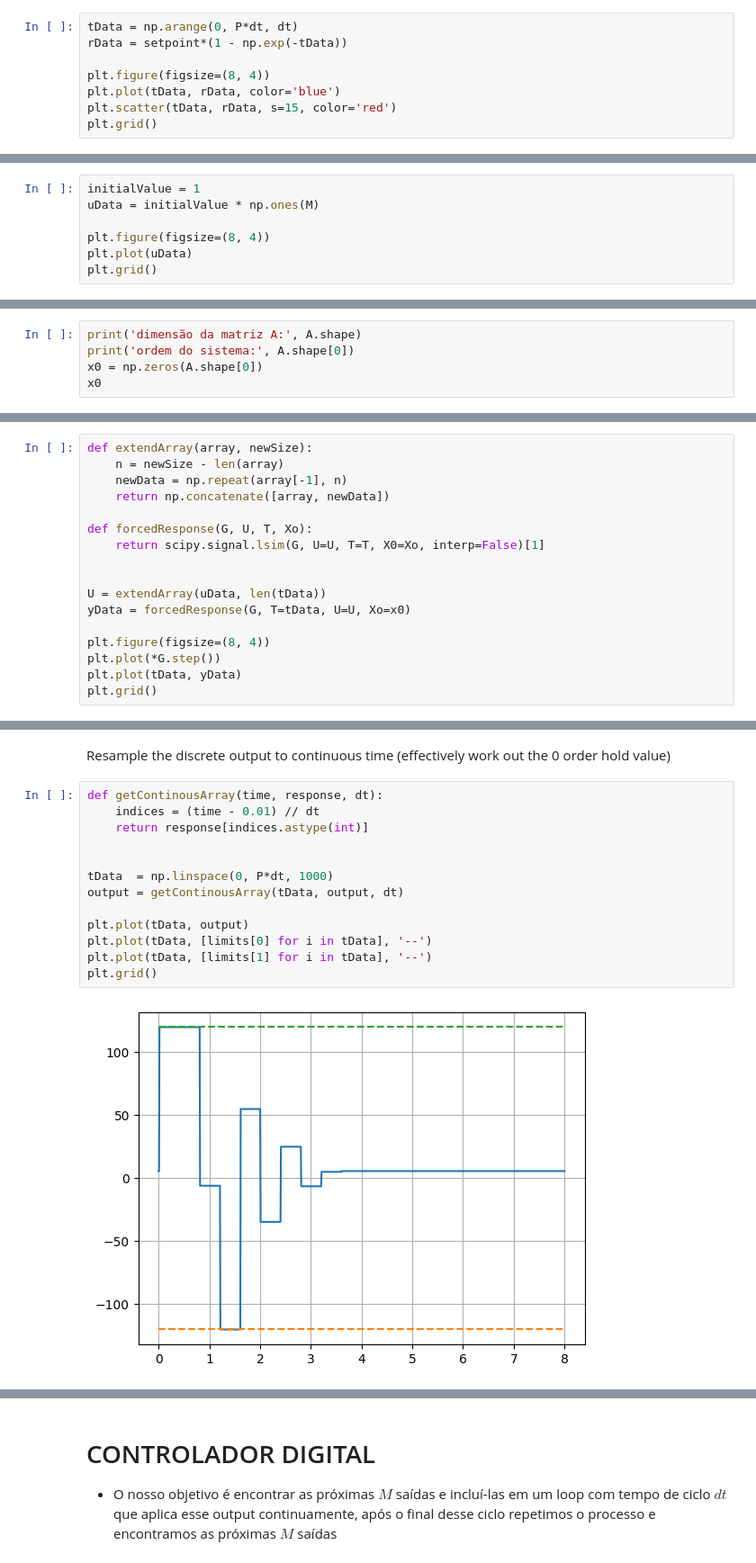
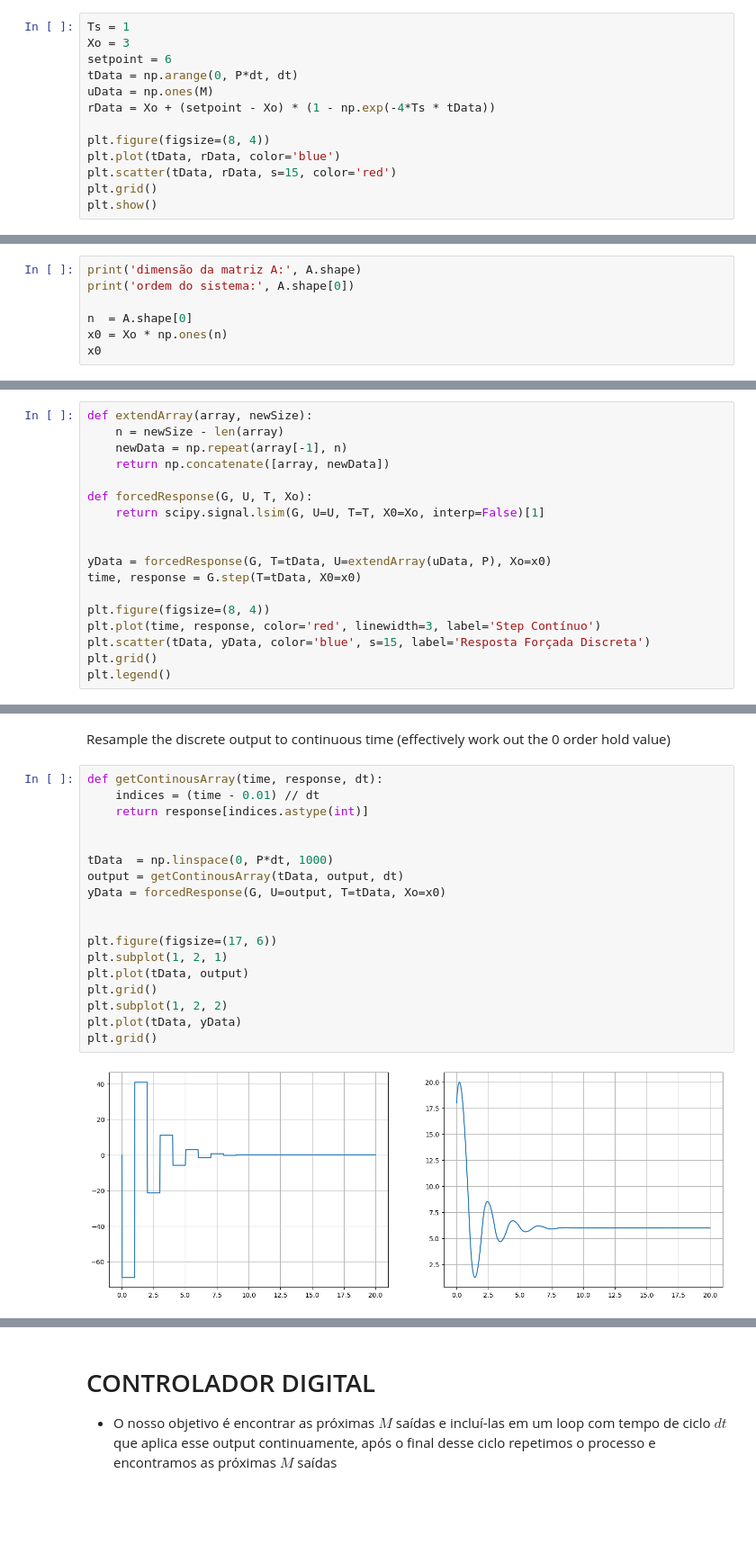
Before and after one commit to KlaussMarchi/PyTrole, a Jupyter notebook: MPC/Analisys.ipynb, the cells around one changed output, grey strips where cells are left out. Shown: that part at 90% size. Drawn from its saved outputs; the diff is of its cells as text; blank space fills up the shorter version.

Commit message:
adicionado mais controladores e função makeSteps

```diff
--- a/MPC/Analisys.ipynb
+++ b/MPC/Analisys.ipynb
@@ -36,9 +54,14 @@ bounds = [limits for i in range(M)]
 # %%
+Ts = 1
+Xo = 3
+setpoint = 6
 tData = np.arange(0, P*dt, dt)
-rData = setpoint*(1 - np.exp(-tData))
+uData = np.ones(M)
+rData = Xo + (setpoint - Xo) * (1 - np.exp(-4*Ts * tData))
 
 plt.figure(figsize=(8, 4))
 plt.plot(tData, rData, color='blue')
 plt.scatter(tData, rData, s=15, color='red')
 plt.grid()
+plt.show()
 # %% [output]
@@ -48,7 +68,0 @@ plt.grid()
-# %%
-initialValue = 1
-uData = initialValue * np.ones(M)
-
-plt.figure(figsize=(8, 4))
-plt.plot(uData)
-plt.grid()
@@ -72,7 +84,9 @@ $\displaystyle \left[\begin{matrix}0\end{matrix}\right]$
 # %%
 print('dimensão da matriz A:', A.shape)
 print('ordem do sistema:', A.shape[0])
-x0 = np.zeros(A.shape[0])
+
+n  = A.shape[0]
+x0 = Xo * np.ones(n)
 x0
 # %% [output]
 dimensão da matriz A: (2, 2)
@@ -91,11 +105,12 @@ def forcedResponse(G, U, T, Xo):
     return scipy.signal.lsim(G, U=U, T=T, X0=Xo, interp=False)[1]
 
 
-U = extendArray(uData, len(tData))
-yData = forcedResponse(G, T=tData, U=U, Xo=x0)
+yData = forcedResponse(G, T=tData, U=extendArray(uData, P), Xo=x0)
+time, response = G.step(T=tData, X0=x0)
 
 plt.figure(figsize=(8, 4))
-plt.plot(*G.step())
-plt.plot(tData, yData)
+plt.plot(time, response, color='red', linewidth=3, label='Step Contínuo')
+plt.scatter(tData, yData, color='blue', s=15, label='Resposta Forçada Discreta')
 plt.grid()
+plt.legend()
 # %% [output]
@@ -155,15 +170,20 @@ Resample the discrete output to continuous time (effectively work out the 0 orde
 # %%
 def getContinousArray(time, response, dt):
     indices = (time - 0.01) // dt
     return response[indices.astype(int)]
 
 
 tData  = np.linspace(0, P*dt, 1000)
 output = getContinousArray(tData, output, dt)
+yData = forcedResponse(G, U=output, T=tData, Xo=x0)
 
+
+plt.figure(figsize=(17, 6))
+plt.subplot(1, 2, 1)
 plt.plot(tData, output)
-plt.plot(tData, [limits[0] for i in tData], '--')
-plt.plot(tData, [limits[1] for i in tData], '--')
 plt.grid()
+plt.subplot(1, 2, 2)
+plt.plot(tData, yData)
+plt.grid()
 # %% [output]
-[figure, old version]
+[figure, new version]
```
Also changed, not shown: parts of 21 cells of this notebook, 14 other files.
